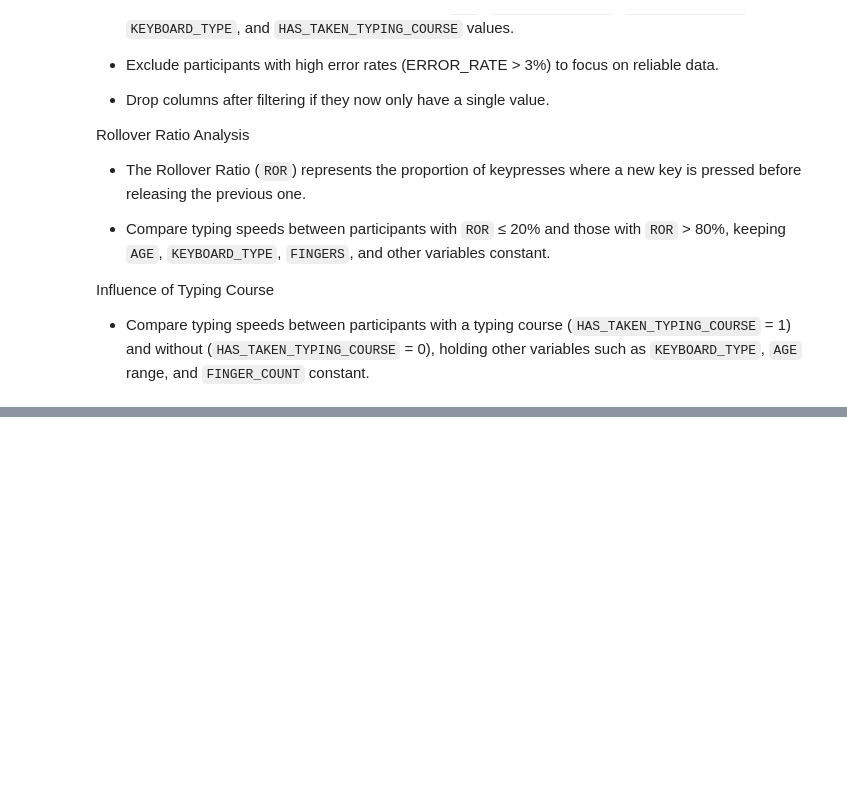
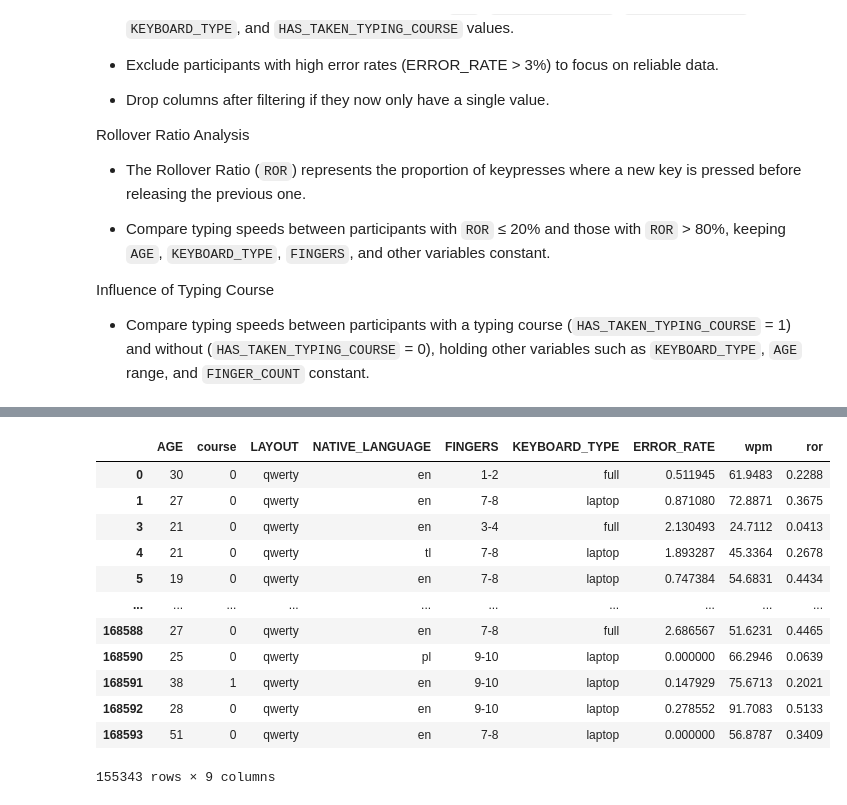
Before and after one commit to SerhatKaraarslann/Python_Data_Projects, a Jupyter notebook: Data Cleaning/typing-speeds-project/typing-speeds-project/typing-speeds.ipynb, the cells around one changed output, grey strips where cells are left out. Drawn from its saved outputs; the diff is of its cells as text; code cells hidden in the pictures; blank space fills up the shorter version.

```diff
--- a/Data Cleaning/typing-speeds-project/typing-speeds-project/typing-speeds.ipynb
+++ b/Data Cleaning/typing-speeds-project/typing-speeds-project/typing-speeds.ipynb
@@ -70,0 +107,58 @@ Influence of Typing Course
+# %%
+
+####Finger Count Analysis####
+#Compare typing speeds across groups using different numbers of fingers, excluding the "10+" category for simplicity.
+finger_wpm = df[df['FINGERS'] != '10+'].groupby('FINGERS')['wpm'].mean()
+print(finger_wpm)
+
+# Control for consistency by first filtering to similar `AGE`, `KEYBOARD_LAYOUT`, `NATIVE_LANGUAGE`, `KEYBOARD_TYPE`, and `HAS_TAKEN_TYPING_COURSE` values.
+#Filter für eine konsistente Altersgruppe (z.B. 20-35 Jahre)
+df_filtered = df[(df['AGE'] >= 20) & (df['AGE'] <= 35)].copy()
+print(f"Nach Altersfilter (20-35): {len(df_filtered)}")
+
+# Filter für das häufigste Keyboard Layout
+most_common_layout = df_filtered['LAYOUT'].mode()[0]
+df_filtered = df_filtered[df_filtered['LAYOUT'] == most_common_layout]
+print(f"Nach Layout Filter ({most_common_layout}): {len(df_filtered)}")
+
+# Filter für die häufigste Muttersprache
+most_common_language = df_filtered['NATIVE_LANGUAGE'].mode()[0]
+df_filtered = df_filtered[df_filtered['NATIVE_LANGUAGE'] == most_common_language]
+print(f"Nach Sprach Filter ({most_common_language}): {len(df_filtered)}")
+
+# Filter für den häufigsten Keyboard Type
+most_common_keyboard = df_filtered['KEYBOARD_TYPE'].mode()[0]
+df_filtered = df_filtered[df_filtered['KEYBOARD_TYPE'] == most_common_keyboard]
+print(f"Nach Keyboard Type Filter ({most_common_keyboard}): {len(df_filtered)}")
+
+# Filter für course (0 oder 1)
+most_common_course = df_filtered['course'].mode()[0]
+df_filtered = df_filtered[df_filtered['course'] == most_common_course]
+print(f"Nach Course Filter (course={most_common_course}): {len(df_filtered)}")
+
+# Exclude participants with high error rates (ERROR_RATE > 3%) to focus on reliable data.
+df = df[df['ERROR_RATE'] <= 3]
+print(df)
+
+# Drop columns after filtering if they now only have a single value.
+# Prüfe welche Spalten nur noch einen einzigartigen Wert haben
+print("Anzahl einzigartige Werte pro Spalte:")
+for col in df.columns:
+    unique_count = df[col].nunique()
+    print(f"{col}: {unique_count}")
+
+# Finde Spalten mit nur einem einzigartigen Wert
+single_value_cols = []
+for col in df.columns:
+    if df[col].nunique() == 1:
+        single_value_cols.append(col)
+
+if single_value_cols:
+    print(f"\nSpalten mit nur einem Wert: {single_value_cols}")
+    df = df.drop(columns=single_value_cols)
+    print(f"Spalten entfernt. Neue Anzahl Spalten: {len(df.columns)}")
+else:
+    print("\nKeine Spalten mit nur einem Wert gefunden.")
+
+df
+# %% [output]
@@ -70,0 +182,13 @@ Influence of Typing Course
+|  | AGE | course | LAYOUT | NATIVE_LANGUAGE | FINGERS | KEYBOARD_TYPE | ERROR_RATE | wpm | ror |
+| 0 | 30 | 0 | qwerty | en | 1-2 | full | 0.511945 | 61.9483 | 0.2288 |
+| 1 | 27 | 0 | qwerty | en | 7-8 | laptop | 0.871080 | 72.8871 | 0.3675 |
+| 3 | 21 | 0 | qwerty | en | 3-4 | full | 2.130493 | 24.7112 | 0.0413 |
+| 4 | 21 | 0 | qwerty | tl | 7-8 | laptop | 1.893287 | 45.3364 | 0.2678 |
+| 5 | 19 | 0 | qwerty | en | 7-8 | laptop | 0.747384 | 54.6831 | 0.4434 |
+| ... | ... | ... | ... | ... | ... | ... | ... | ... | ... |
+| 168588 | 27 | 0 | qwerty | en | 7-8 | full | 2.686567 | 51.6231 | 0.4465 |
+| 168590 | 25 | 0 | qwerty | pl | 9-10 | laptop | 0.000000 | 66.2946 | 0.0639 |
+| 168591 | 38 | 1 | qwerty | en | 9-10 | laptop | 0.147929 | 75.6713 | 0.2021 |
+| 168592 | 28 | 0 | qwerty | en | 9-10 | laptop | 0.278552 | 91.7083 | 0.5133 |
+| 168593 | 51 | 0 | qwerty | en | 7-8 | laptop | 0.000000 | 56.8787 | 0.3409 |
+155343 rows × 9 columns
```
Also changed, not shown: parts of 5 cells of this notebook.
